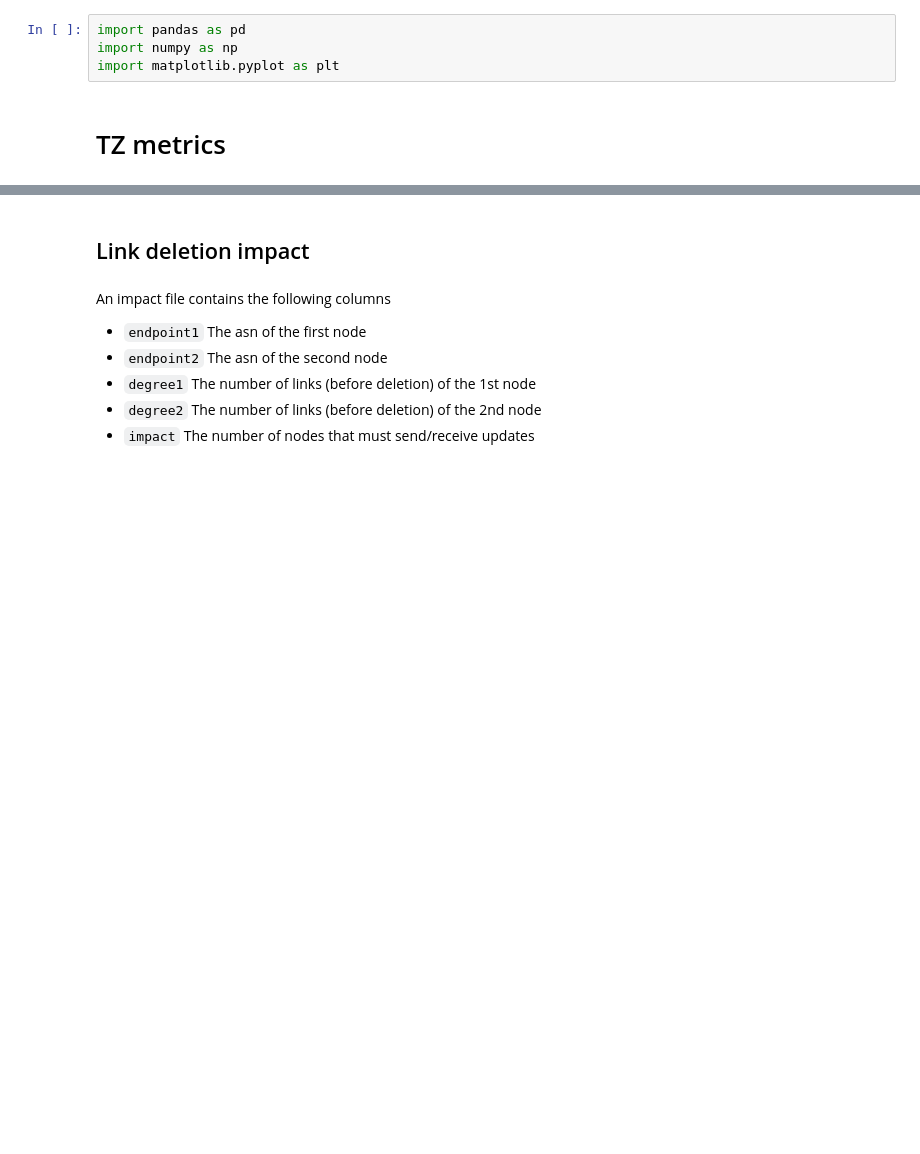
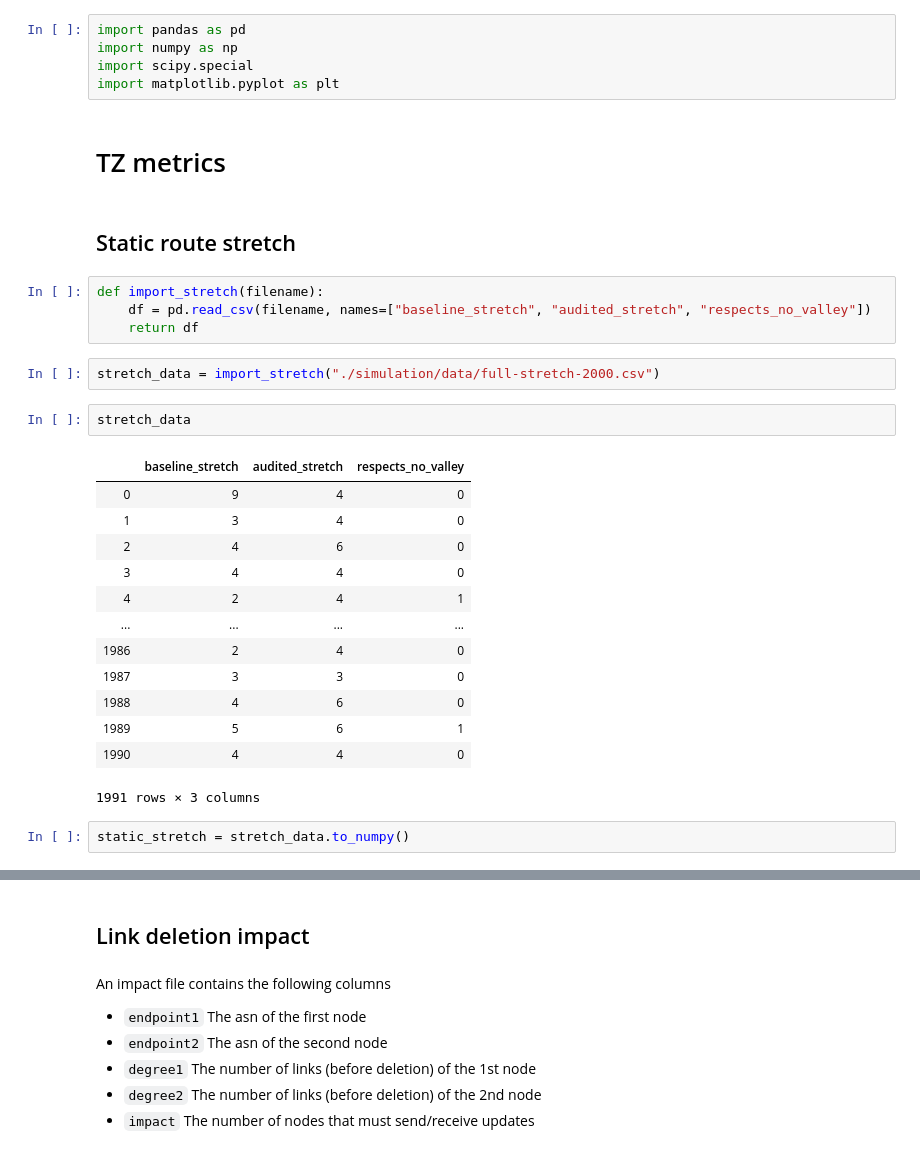
Before and after one commit to dedis/student_20_compactInternet, a Jupyter notebook: TZ_metrics.ipynb, the cells around one changed output, grey strips where cells are left out. Saved outputs shown, nothing was run; the diff lists cells and outputs as text; blank space fills up the shorter version.

```diff
--- a/TZ_update.ipynb
+++ b/TZ_metrics.ipynb
@@ -1,6 +1,33 @@
 # %%
 import pandas as pd
 import numpy as np
+import scipy.special
 import matplotlib.pyplot as plt
 # %% [markdown]
  # TZ metrics
+# %% [markdown]
+## Static route stretch
+# %%
+def import_stretch(filename):
+    df = pd.read_csv(filename, names=["baseline_stretch", "audited_stretch", "respects_no_valley"])
+    return df
+# %%
+stretch_data = import_stretch("./simulation/data/full-stretch-2000.csv")
+# %%
+stretch_data
+# %% [output]
+|  | baseline_stretch | audited_stretch | respects_no_valley |
+| 0 | 9 | 4 | 0 |
+| 1 | 3 | 4 | 0 |
+| 2 | 4 | 6 | 0 |
+| 3 | 4 | 4 | 0 |
+| 4 | 2 | 4 | 1 |
+| ... | ... | ... | ... |
+| 1986 | 2 | 4 | 0 |
+| 1987 | 3 | 3 | 0 |
+| 1988 | 4 | 6 | 0 |
+| 1989 | 5 | 6 | 1 |
+| 1990 | 4 | 4 | 0 |
+1991 rows × 3 columns
+# %%
+static_stretch = stretch_data.to_numpy()
```
Also changed, not shown: parts of 9 cells of this notebook, 8 other files.
